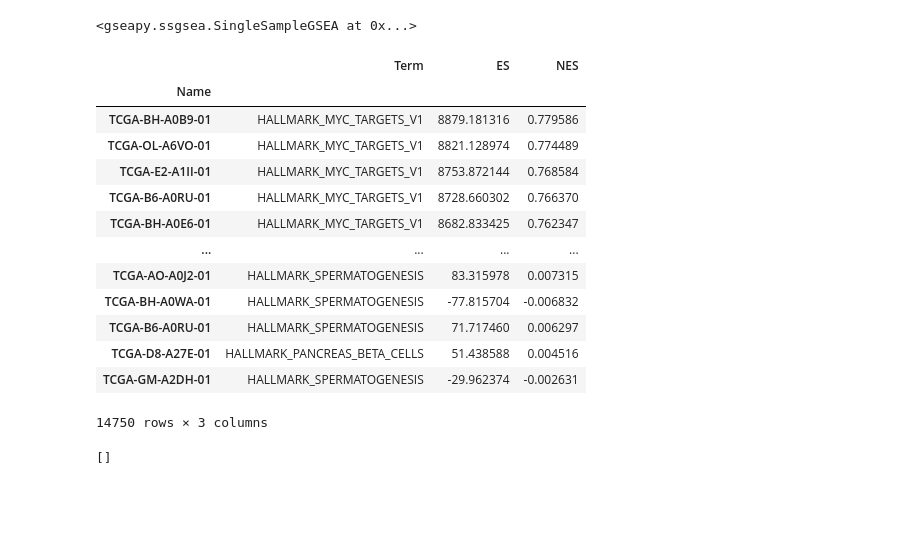
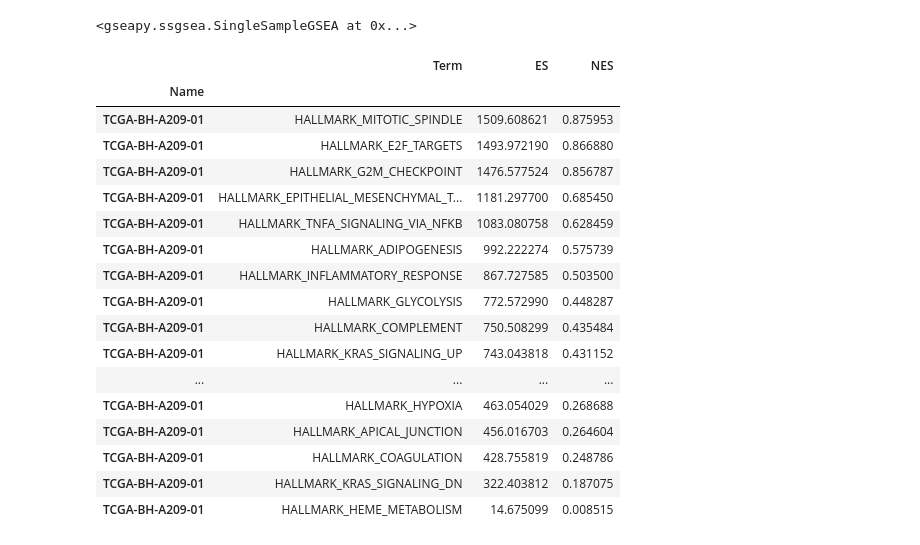
Before and after one commit to Neermita18/Multi-Omics-Breast-Cancer-BITS-Pilani, a Jupyter notebook: Early_stage_breast_cancer_biomarkers.ipynb, the cells around one changed output. Cells and saved outputs as stored; diff of their text form; code cells hidden in the pictures; blank space fills up the shorter version.

Commit message:
ssgsea + dge + rf

```diff
--- a/Early_stage_breast_cancer_biomarkers.ipynb
+++ b/Early_stage_breast_cancer_biomarkers.ipynb
@@ -801,19 +811,23 @@ ssgsea_results
 # %%
 ssgsea_scores = pd.read_csv("ssgsea_results/gseapy.gene_set.ssgsea.report.csv", index_col=0)
 # %%
-ssgsea_scores
+ssgsea_scores.loc["TCGA-BH-A209-01"]
 # %% [output]
 |  | Term | ES | NES |
 | Name |  |  |  |
-| TCGA-BH-A0B9-01 | HALLMARK_MYC_TARGETS_V1 | 8879.181316 | 0.779586 |
-| TCGA-OL-A6VO-01 | HALLMARK_MYC_TARGETS_V1 | 8821.128974 | 0.774489 |
-| TCGA-E2-A1II-01 | HALLMARK_MYC_TARGETS_V1 | 8753.872144 | 0.768584 |
-| TCGA-B6-A0RU-01 | HALLMARK_MYC_TARGETS_V1 | 8728.660302 | 0.766370 |
-| TCGA-BH-A0E6-01 | HALLMARK_MYC_TARGETS_V1 | 8682.833425 | 0.762347 |
+| TCGA-BH-A209-01 | HALLMARK_MITOTIC_SPINDLE | 1509.608621 | 0.875953 |
+| TCGA-BH-A209-01 | HALLMARK_E2F_TARGETS | 1493.972190 | 0.866880 |
+| TCGA-BH-A209-01 | HALLMARK_G2M_CHECKPOINT | 1476.577524 | 0.856787 |
+| TCGA-BH-A209-01 | HALLMARK_EPITHELIAL_MESENCHYMAL_T... | 1181.297700 | 0.685450 |
+| TCGA-BH-A209-01 | HALLMARK_TNFA_SIGNALING_VIA_NFKB | 1083.080758 | 0.628459 |
+| TCGA-BH-A209-01 | HALLMARK_ADIPOGENESIS | 992.222274 | 0.575739 |
+| TCGA-BH-A209-01 | HALLMARK_INFLAMMATORY_RESPONSE | 867.727585 | 0.503500 |
+| TCGA-BH-A209-01 | HALLMARK_GLYCOLYSIS | 772.572990 | 0.448287 |
+| TCGA-BH-A209-01 | HALLMARK_COMPLEMENT | 750.508299 | 0.435484 |
+| TCGA-BH-A209-01 | HALLMARK_KRAS_SIGNALING_UP | 743.043818 | 0.431152 |
 | ... | ... | ... | ... |
-| TCGA-AO-A0J2-01 | HALLMARK_SPERMATOGENESIS | 83.315978 | 0.007315 |
-| TCGA-BH-A0WA-01 | HALLMARK_SPERMATOGENESIS | -77.815704 | -0.006832 |
-| TCGA-B6-A0RU-01 | HALLMARK_SPERMATOGENESIS | 71.717460 | 0.006297 |
-| TCGA-D8-A27E-01 | HALLMARK_PANCREAS_BETA_CELLS | 51.438588 | 0.004516 |
-| TCGA-GM-A2DH-01 | HALLMARK_SPERMATOGENESIS | -29.962374 | -0.002631 |
+| TCGA-BH-A209-01 | HALLMARK_HYPOXIA | 463.054029 | 0.268688 |
+| TCGA-BH-A209-01 | HALLMARK_APICAL_JUNCTION | 456.016703 | 0.264604 |
+| TCGA-BH-A209-01 | HALLMARK_COAGULATION | 428.755819 | 0.248786 |
+| TCGA-BH-A209-01 | HALLMARK_KRAS_SIGNALING_DN | 322.403812 | 0.187075 |
+| TCGA-BH-A209-01 | HALLMARK_HEME_METABOLISM | 14.675099 | 0.008515 |
-14750 rows × 3 columns
@@ -822,4 +833,0 @@ significant_ssgsea_features = [gene for gene in significant_genes if gene in ssg
-# %%
-significant_ssgsea_features
-# %% [output]
-[]
```
Also changed, not shown: parts of 33 cells of this notebook.
